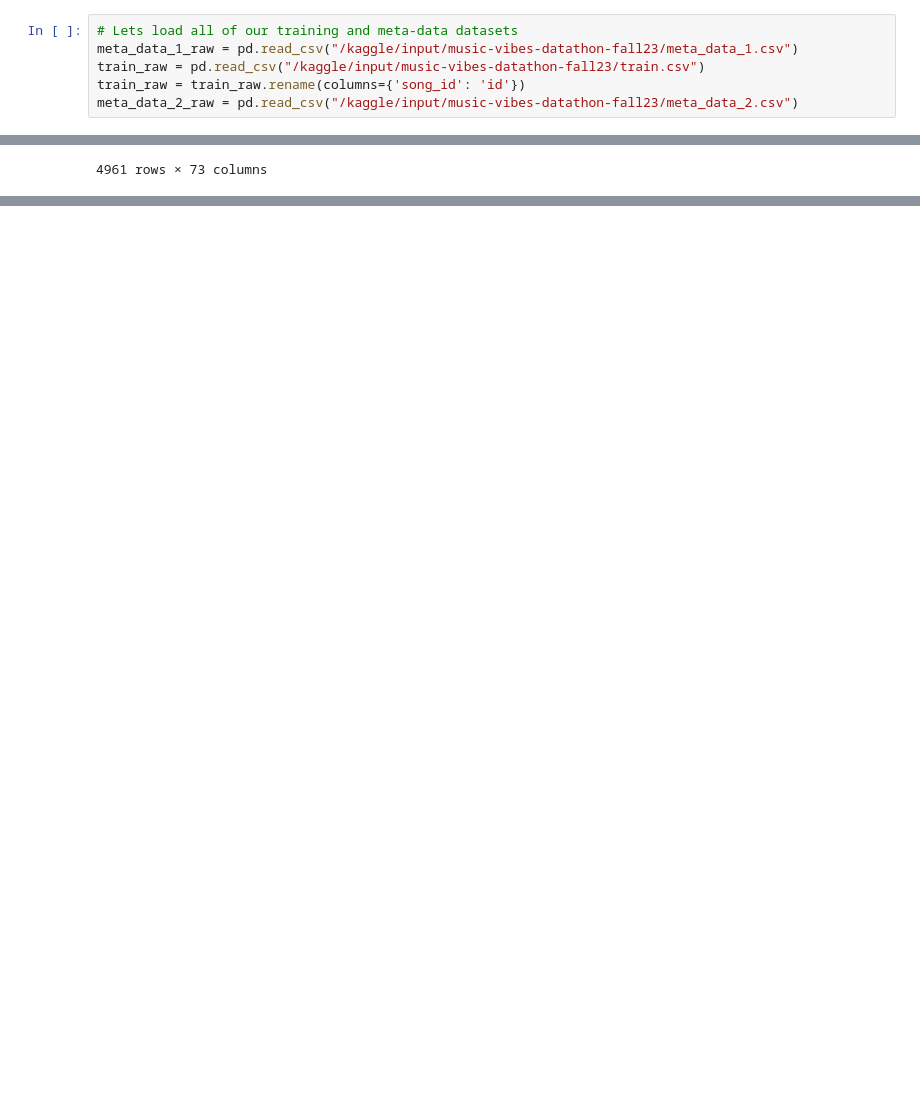
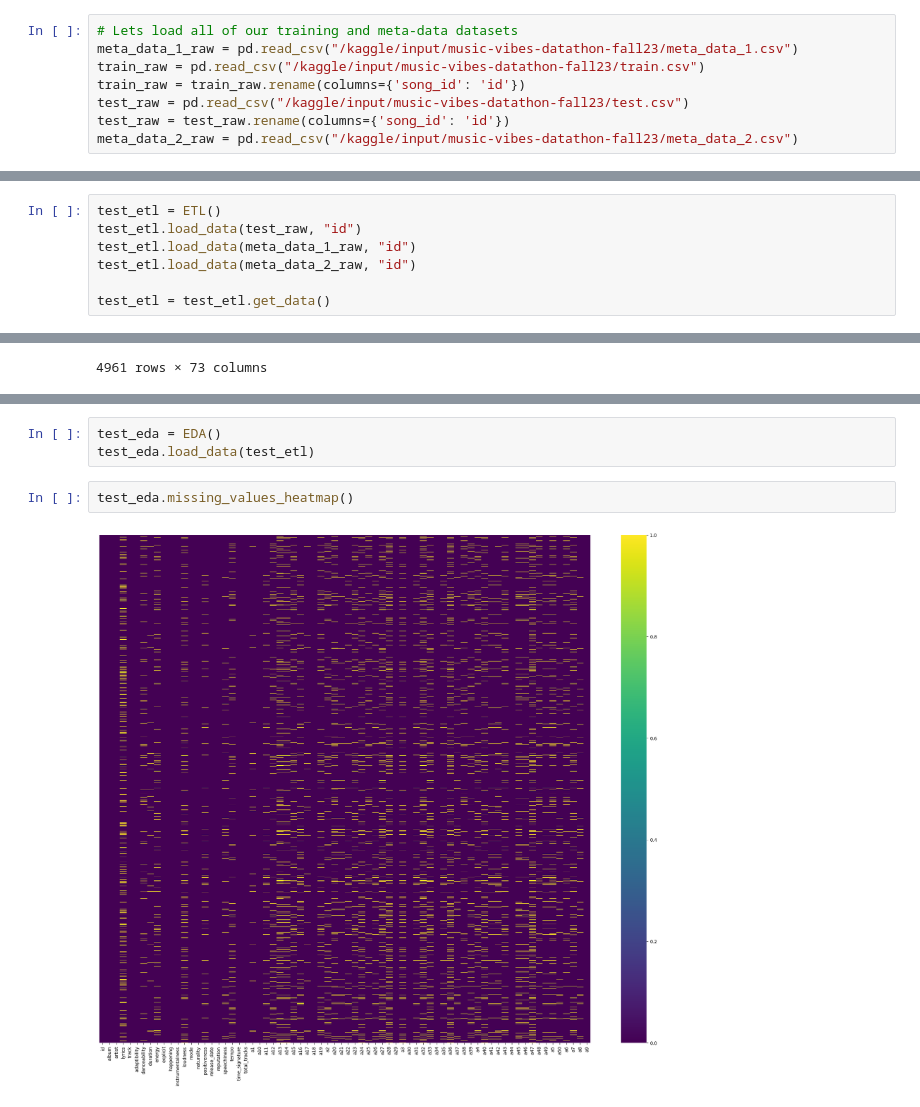
Before and after one commit to sphussey/kaggle_competitions, a Jupyter notebook: neu-datathonfall2023-sph.ipynb, the cells around one changed output, grey strips where cells are left out. Drawn from its saved outputs; the diff is of its cells as text; blank space fills up the shorter version.

Commit message:
Kaggle Notebook | NEU_DatathonFall2023_sph | Version 2

```diff
--- a/neu-datathonfall2023-sph.ipynb
+++ b/neu-datathonfall2023-sph.ipynb
@@ -55,6 +54,8 @@ from lazypredict.Supervised import LazyClassifier
 meta_data_1_raw = pd.read_csv("/kaggle/input/music-vibes-datathon-fall23/meta_data_1.csv")
 train_raw = pd.read_csv("/kaggle/input/music-vibes-datathon-fall23/train.csv")
 train_raw = train_raw.rename(columns={'song_id': 'id'})
+test_raw = pd.read_csv("/kaggle/input/music-vibes-datathon-fall23/test.csv")
+test_raw = test_raw.rename(columns={'song_id': 'id'})
 meta_data_2_raw = pd.read_csv("/kaggle/input/music-vibes-datathon-fall23/meta_data_2.csv")
 # %% [markdown]
 # train.csv
@@ -222,3 +239,10 @@ train_etl = etl.get_data()
+# %%
+test_etl = ETL()
+test_etl.load_data(test_raw, "id")
+test_etl.load_data(meta_data_1_raw, "id")
+test_etl.load_data(meta_data_2_raw, "id")
+
+test_etl = test_etl.get_data()
 # %%
 train_etl
 # %% [output]
@@ -237,0 +364,7 @@ train_etl
+# %%
+test_eda = EDA()
+test_eda.load_data(test_etl)
+# %%
+test_eda.missing_values_heatmap()
+# %% [output]
+[figure, added]
```
Also changed, not shown: parts of 13 cells of this notebook.
